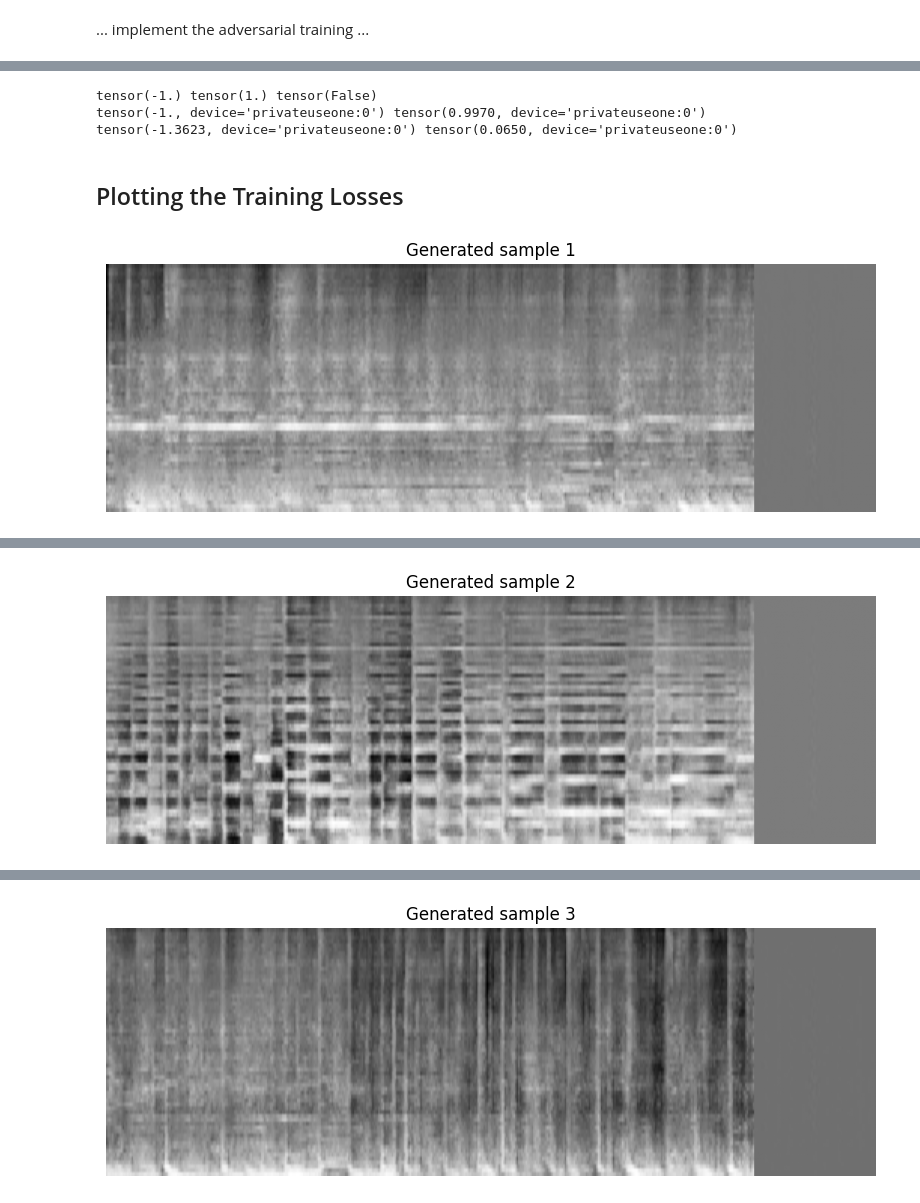
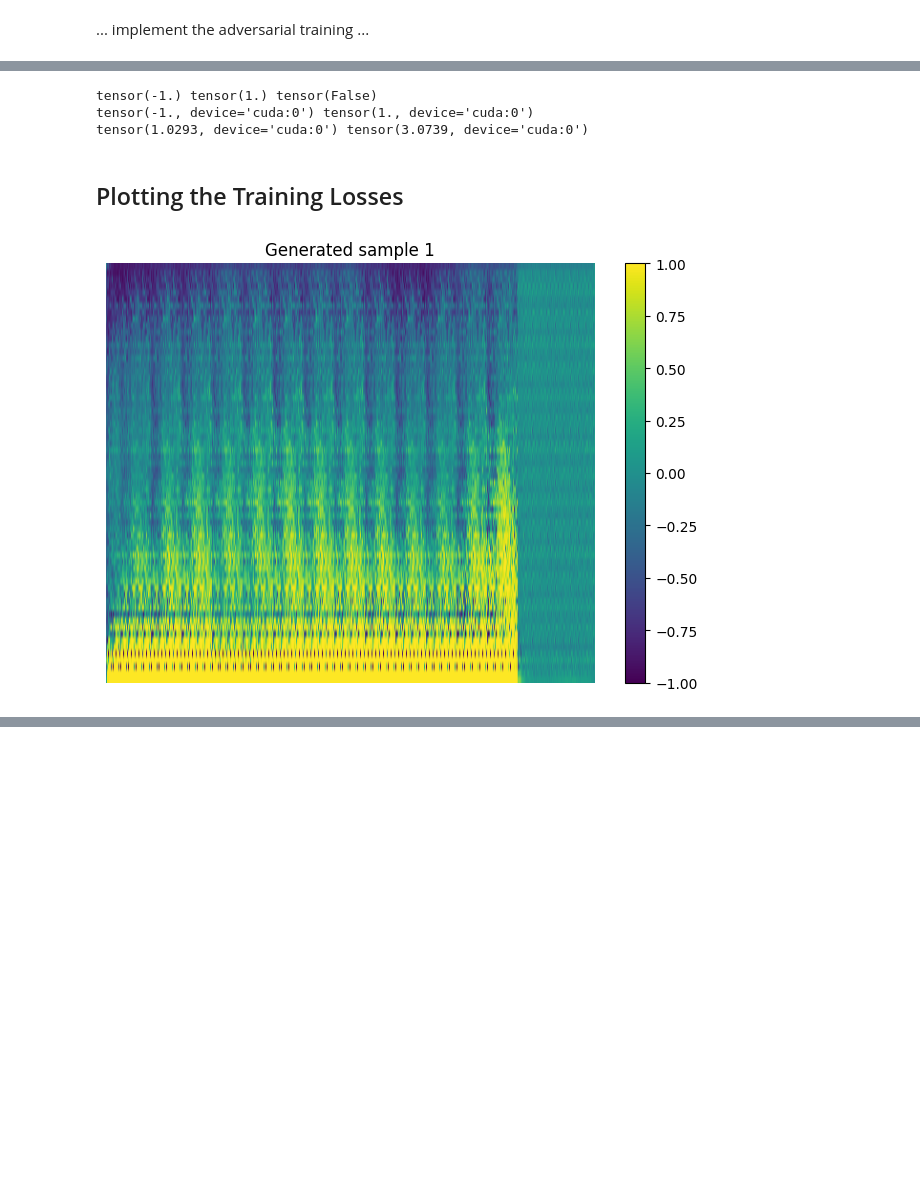
Before and after one commit to p0nchot326/Proyecto-musica, a Jupyter notebook: gan_mnist.ipynb, the cells around one changed output, grey strips where cells are left out. Saved outputs shown, nothing was run; the diff lists cells and outputs as text; code cells hidden in the pictures; blank space fills up the shorter version.

```diff
--- a/gan_mnist.ipynb
+++ b/gan_mnist.ipynb
@@ -150,7 +148,7 @@ optim_disc = torch.optim.Adam(disc.parameters(), lr=0.0002, betas=(0.5, 0.999))
 import time
 from datetime import timedelta
 
-epochs = 150
+epochs = 2
 batch_size = 128
 num_batches = len(loader)
 gen_losses_avg, disc_losses_avg = [], []
@@ -255,8 +245,8 @@ print(fake.min(), fake.max())
 print(score.min(), score.max())
 # %% [output]
 tensor(-1.) tensor(1.) tensor(False)
-tensor(-1., device='privateuseone:0') tensor(0.9970, device='privateuseone:0')
-tensor(-1.3623, device='privateuseone:0') tensor(0.0650, device='privateuseone:0')
+tensor(-1., device='cuda:0') tensor(1., device='cuda:0')
+tensor(1.0293, device='cuda:0') tensor(3.0739, device='cuda:0')
 # %% [markdown]
 ## Plotting the Training Losses
 # %%
@@ -278,24 +268,22 @@ def mel_chunk_to_audio(chunk, sr=SR, n_fft=N_FFT, hop_length=HOP_LENGTH):
 # %%
 import numpy as np
 import matplotlib.pyplot as plt
 import IPython.display as ipd
 import librosa
 
 gen.eval()
 fake_images = gen(fix_latent_vector).detach().cpu().numpy()
 
-for i in range(3):
-    audio = mel_chunk_to_audio(fake_images[i])
+#for i in range(3):
+audio = mel_chunk_to_audio(fake_images[0])
 
-    fig, ax = plt.subplots(figsize=(8, 3))
-    ax.imshow(fake_images[i][0], cmap="gray", origin="lower", aspect="auto")
-    ax.axis("off")
-    ax.set_title(f"Generated sample {i+1}")
-    plt.tight_layout()
-    plt.show()
-
-    ipd.display(ipd.Audio(audio, rate=SR))
+plt.imshow(fake_images[0][0], origin="lower", aspect="auto")
+plt.axis("off")
+plt.title(f"Generated sample {0+1}")
+plt.colorbar()
+plt.tight_layout()
+plt.show()
+ipd.display(ipd.Audio(audio, rate=SR))
 # %% [output]
-[figure, old version]
+[figure, new version]
 [interactive output not drawn]
-[figure, removed]
@@ -303 +289,0 @@ for i in range(3):
-[figure, removed]
```
Also changed, not shown: parts of 6 cells of this notebook.
